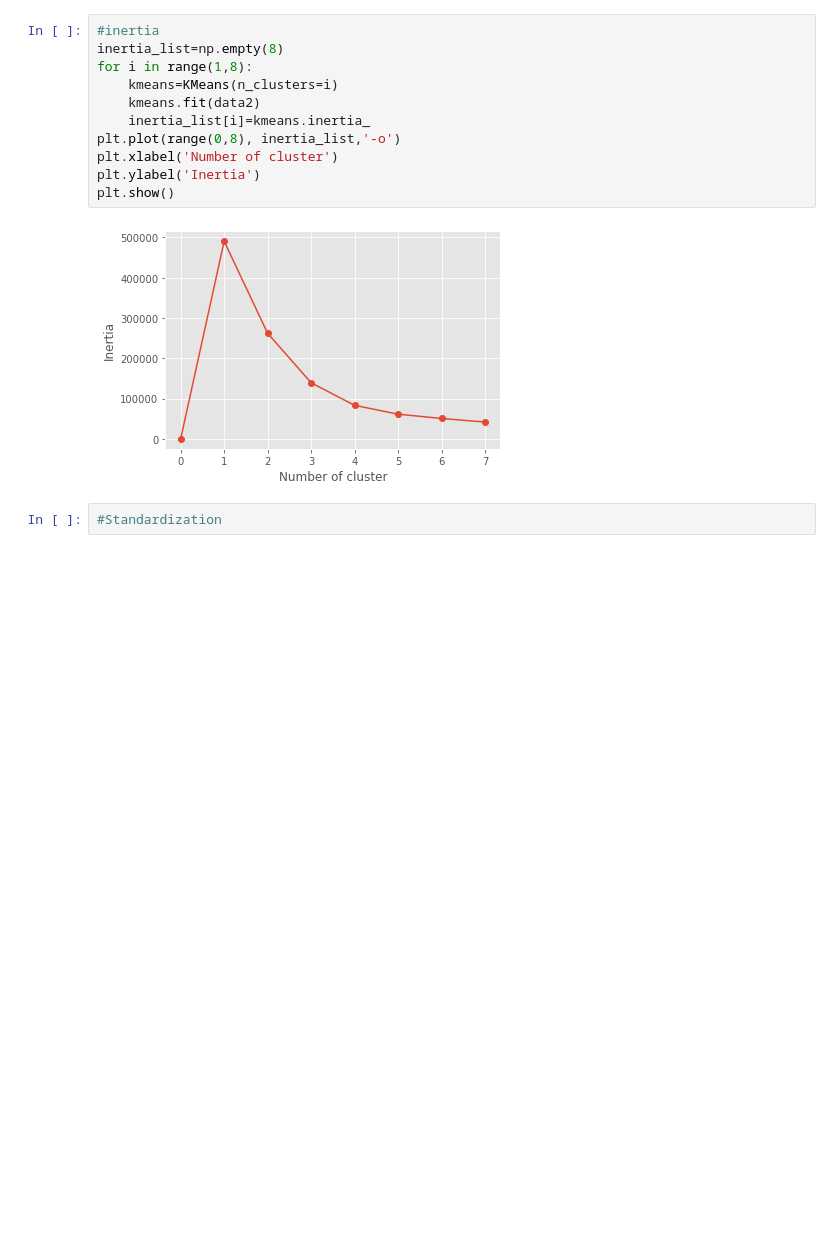
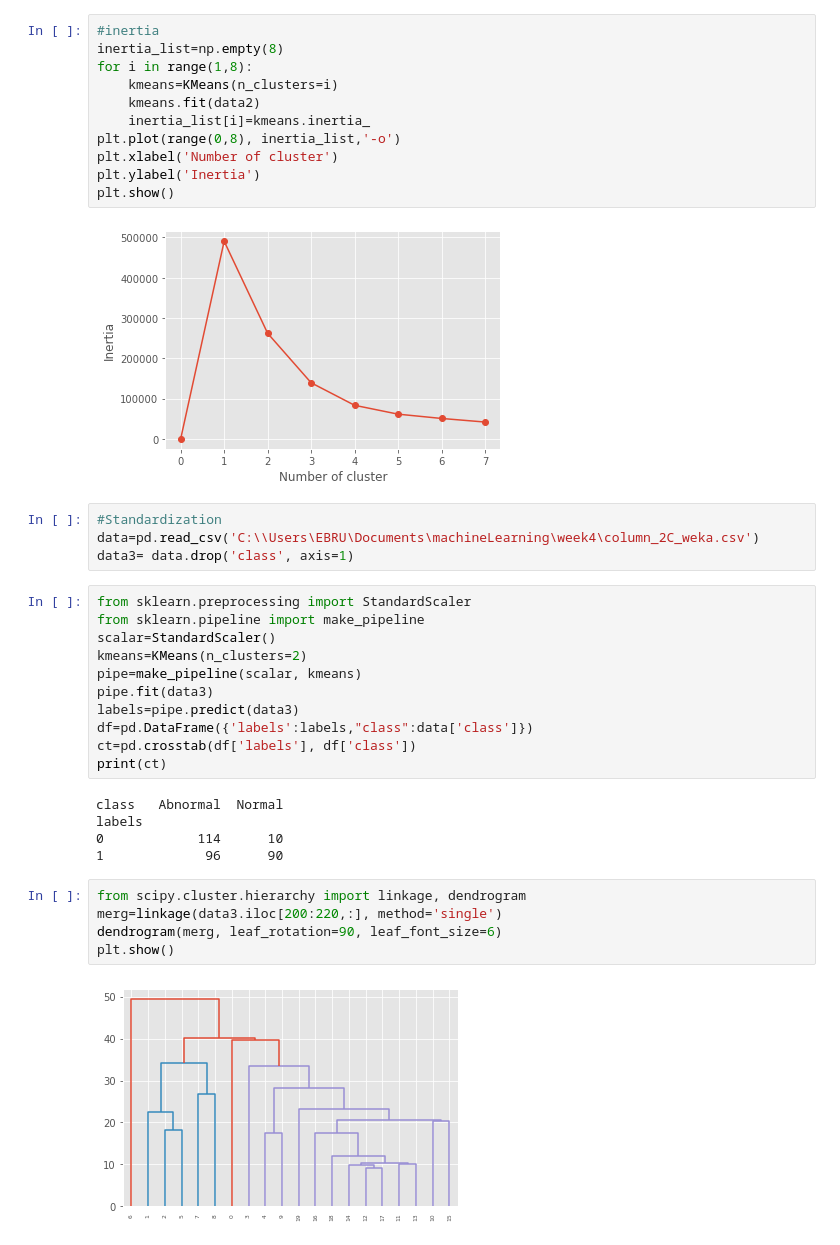
Before and after one commit to ebrukirikkayis/Machine-Learning, a Jupyter notebook: Week4-Lab/week4.lab.ipynb, the cells around one changed output. Drawn from its saved outputs; the diff is of its cells as text; blank space fills up the shorter version.

```diff
--- a/Week4-Lab/week4.lab.ipynb
+++ b/Week4-Lab/week4.lab.ipynb
@@ -361,3 +361,28 @@ plt.show()
 [figure]
 # %%
 #Standardization
+data=pd.read_csv('C:\\Users\EBRU\Documents\machineLearning\week4\column_2C_weka.csv')
+data3= data.drop('class', axis=1)
+# %%
+from sklearn.preprocessing import StandardScaler
+from sklearn.pipeline import make_pipeline
+scalar=StandardScaler()
+kmeans=KMeans(n_clusters=2)
+pipe=make_pipeline(scalar, kmeans)
+pipe.fit(data3)
+labels=pipe.predict(data3)
+df=pd.DataFrame({'labels':labels,"class":data['class']})
+ct=pd.crosstab(df['labels'], df['class'])
+print(ct)
+# %% [output]
+class   Abnormal  Normal
+labels
+0            114      10
+1             96      90
+# %%
+from scipy.cluster.hierarchy import linkage, dendrogram
+merg=linkage(data3.iloc[200:220,:], method='single')
+dendrogram(merg, leaf_rotation=90, leaf_font_size=6)
+plt.show()
+# %% [output]
+[figure, added]
```
Also changed, not shown: parts of 6 cells of this notebook.
